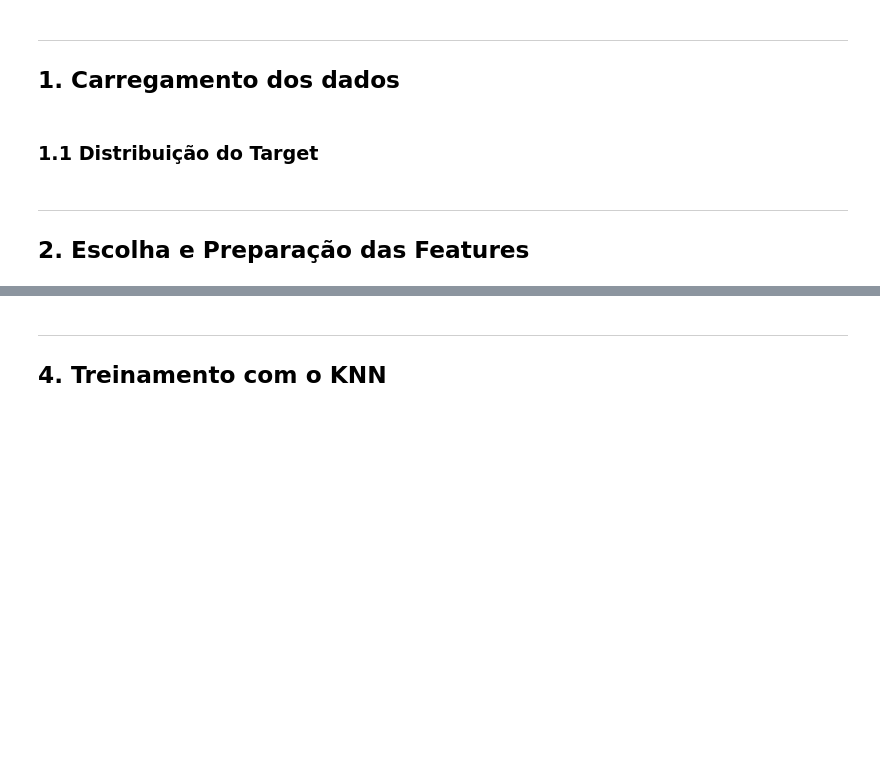
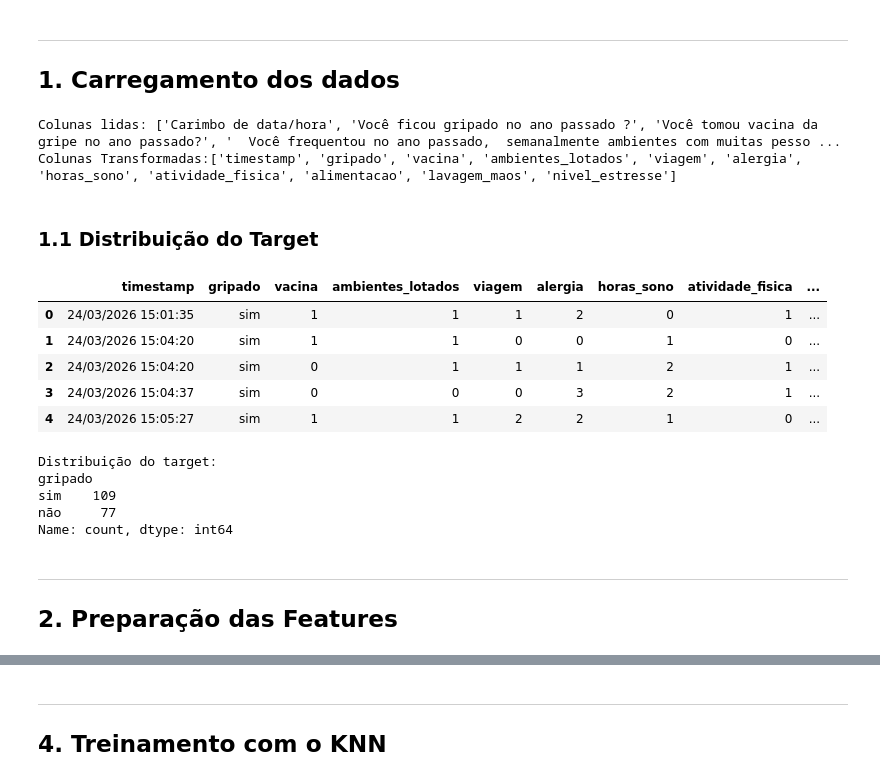
Before and after one commit to RodriguesGS/IA, a Jupyter notebook: atividades/knn/main.ipynb, the cells around one changed output, grey strips where cells are left out. Drawn from its saved outputs; the diff is of its cells as text; code cells hidden in the pictures; blank space fills up the shorter version.

```diff
--- a/atividades/knn/main.ipynb
+++ b/atividades/knn/main.ipynb
@@ -23,8 +24,9 @@ from sklearn.metrics import accuracy_score, confusion_matrix, classification_rep
 ---
 ## 1. Carregamento dos dados
 # %%
-df = pd.read_csv("https://docs.google.com/spreadsheets/d/1g1aQ61vijh6uHJuc8sijeBEMsoIQ2a5yLwUK04Wptlg/export?format=csv")
+df = pd.read_csv('https://docs.google.com/spreadsheets/d/1g1aQ61vijh6uHJuc8sijeBEMsoIQ2a5yLwUK04Wptlg/export?format=csv')
 
+print(f'Colunas lidas: {list(df.columns)}')
 df.columns = [
     'timestamp',
     'gripado',
@@ -39,46 +41,51 @@ df.columns = [
     'nivel_estresse'
 ]
 
-df = df.drop(columns=['timestamp'])
+print(f'Colunas Transformadas:{ list(df.columns)}')
 
-for col in df.select_dtypes(include='object').columns:
+for col in df.select_dtypes(include=['object', 'str']).columns:
     df[col] = df[col].astype(str).str.strip().str.lower()
-
-df['vacina']            = df['vacina'].map({'sim': 1, 'não': 0})
-df['ambientes_lotados'] = df['ambientes_lotados'].map({'sim': 1, 'não': 0})
-df['atividade_fisica']  = df['atividade_fisica'].map({'sim': 1, 'não': 0})
-df['viagem']            = df['viagem'].map({'nuca': 0, 'poucas vezes por ano': 1, 'pelo menos uma vez por mês': 2})
-df['alergia']           = df['alergia'].map({'não': 0, 'pouco': 1, 'médio': 2, 'muito': 3})
-df['horas_sono']        = df['horas_sono'].map({'4 horas ou menos': 0, 'entre 4 e 6 horas': 1, 'mais de 6 horas': 2})
-df['alimentacao']       = df['alimentacao'].map({'não, raramente': 0, 'às vezes': 1, 'sim, a maior parte do tempo': 2})
-df['lavagem_maos']      = df['lavagem_maos'].map({'2 vezes ou menos': 0, '3 a 5 vezes': 1, '6 a 10 vezes': 2, 'mais de 10 vezes': 3})
-df['nivel_estresse']    = df['nivel_estresse'].fillna(df['nivel_estresse'].median())
-
-df.head()
+# %% [output]
+Colunas lidas: ['Carimbo de data/hora', 'Você ficou gripado no ano passado ?', 'Você tomou vacina da gripe no ano passado?', '  Você frequentou no ano passado,  semanalmente ambientes com muitas pesso ...
+Colunas Transformadas:['timestamp', 'gripado', 'vacina', 'ambientes_lotados', 'viagem', 'alergia', 'horas_sono', 'atividade_fisica', 'alimentacao', 'lavagem_maos', 'nivel_estresse']
 # %% [markdown]
 ### 1.1 Distribuição do Target
 # %%
-count = df['gripado'].value_counts()
-labels = ['Gripado', 'Não Gripado']
+FEATURES = ['vacina', 'ambientes_lotados', 'atividade_fisica', 'viagem', 'alergia', 'horas_sono', 'alimentacao', 'lavagem_maos', 'nivel_estresse']
+TARGET = 'gripado'
 
-fig, axes = plt.subplots(figsize=(8, 5))
-bars = axes.bar(labels, count.values, linewidth=1.5, width=0.5)
+df[TARGET] = df[TARGET].astype(str).str.strip().str.lower()
 
-for bar in bars:
-    axes.text(
-        bar.get_x() + bar.get_width() / 2,
-        bar.get_height() + 1.5,
-        str(int(bar.get_height())),
-        ha='center', fontsize=13, fontweight='bold'
-    )
+# Transforma todas as features categóricas em númericas para o KNN
+df['vacina']            = df['vacina'].map({'sim': 1, 'não': 0})
+df['ambientes_lotados'] = df['ambientes_lotados'].map({'sim': 1, 'não': 0})
+df['atividade_fisica']  = df['atividade_fisica'].map({'sim': 1, 'não': 0})
+df['viagem']            = df['viagem'].map({'nuca': 0, 'poucas vezes por ano': 1, 'pelo menos uma vez por mês': 2})
+df['alergia']           = df['alergia'].map({'não': 0, 'pouco': 1, 'médio': 2, 'muito': 3})
+df['horas_sono']        = df['horas_sono'].map({'4 horas ou menos': 0, 'entre 4 e 6 horas': 1, 'mais de 6 horas': 2})
+df['alimentacao']       = df['alimentacao'].map({'não, raramente': 0, 'às vezes': 1, 'sim, a maior parte do tempo': 2})
+df['lavagem_maos']      = df['lavagem_maos'].map({'2 vezes ou menos': 0, '3 a 5 vezes': 1, '6 a 10 vezes': 2, 'mais de 10 vezes': 3})
+df['nivel_estresse']    = df['nivel_estresse'].fillna(df['nivel_estresse'].median())
 
-axes.set_ylabel('Quantidade de Pessoas')
-axes.set_ylim(0, count.max() + 18)
-axes.spines[['top', 'right']].set_visible(False)
+df = df.dropna(subset=FEATURES + [TARGET]).copy()
 
-axes.set_title('Distribuição do Target', fontsize=15, fontweight='bold', pad=15, color='#222222')
-plt.show()
+display(df.head())
+
+print('Distribuição do target:')
+print(df[TARGET].value_counts())
+# %% [output]
+|  | timestamp | gripado | vacina | ambientes_lotados | viagem | alergia | horas_sono | atividade_fisica | ... |
+| 0 | 24/03/2026 15:01:35 | sim | 1 | 1 | 1 | 2 | 0 | 1 | ... |
+| 1 | 24/03/2026 15:04:20 | sim | 1 | 1 | 0 | 0 | 1 | 0 | ... |
+| 2 | 24/03/2026 15:04:20 | sim | 0 | 1 | 1 | 1 | 2 | 1 | ... |
+| 3 | 24/03/2026 15:04:37 | sim | 0 | 0 | 0 | 3 | 2 | 1 | ... |
+| 4 | 24/03/2026 15:05:27 | sim | 1 | 1 | 2 | 2 | 1 | 0 | ... |
+Distribuição do target:
+gripado
+sim    109
+não     77
+Name: count, dtype: int64
 # %% [markdown]
 ---
-## 2. Escolha e Preparação das Features
+## 2. Preparação das Features
 # %%
```
Also changed, not shown: parts of 8 cells of this notebook, 2 other files.
